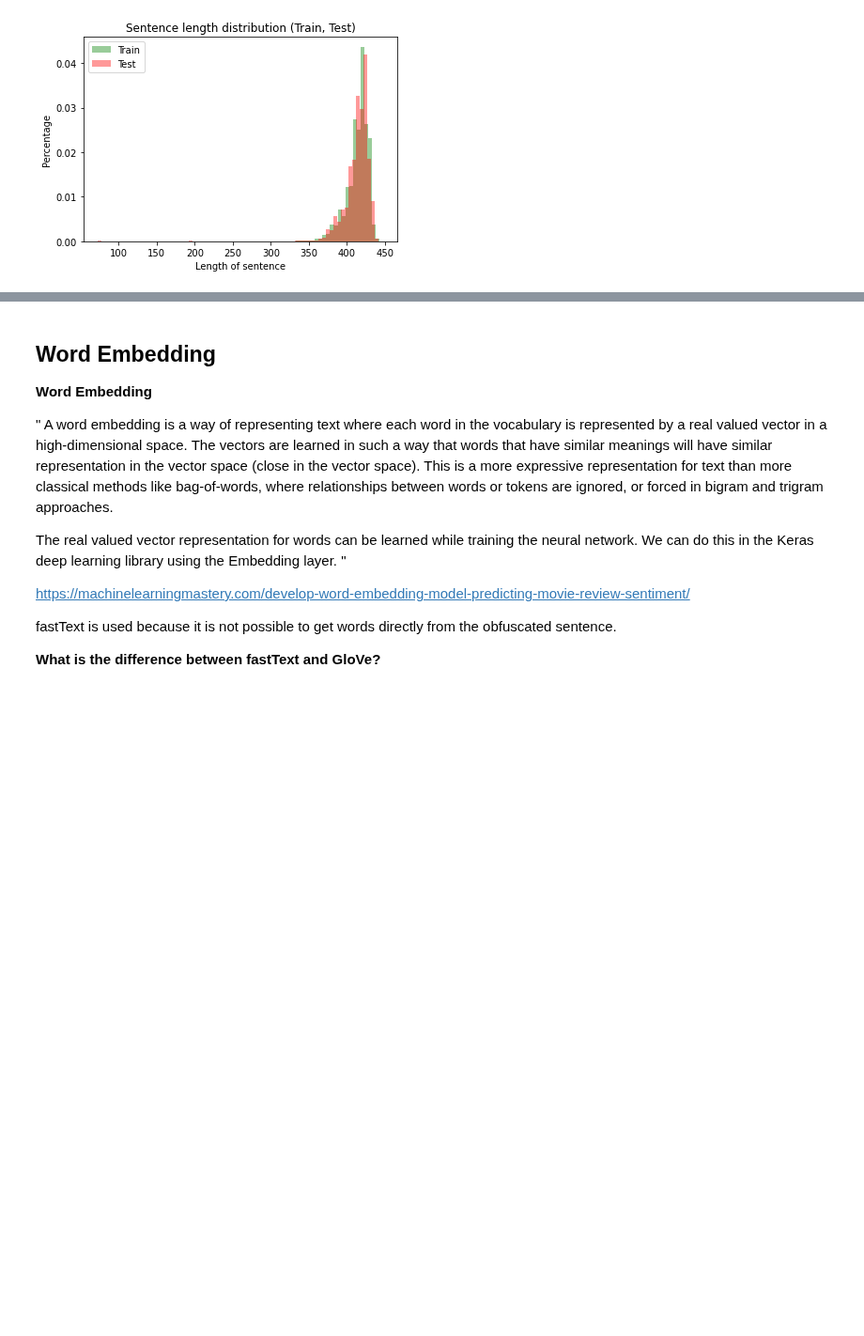
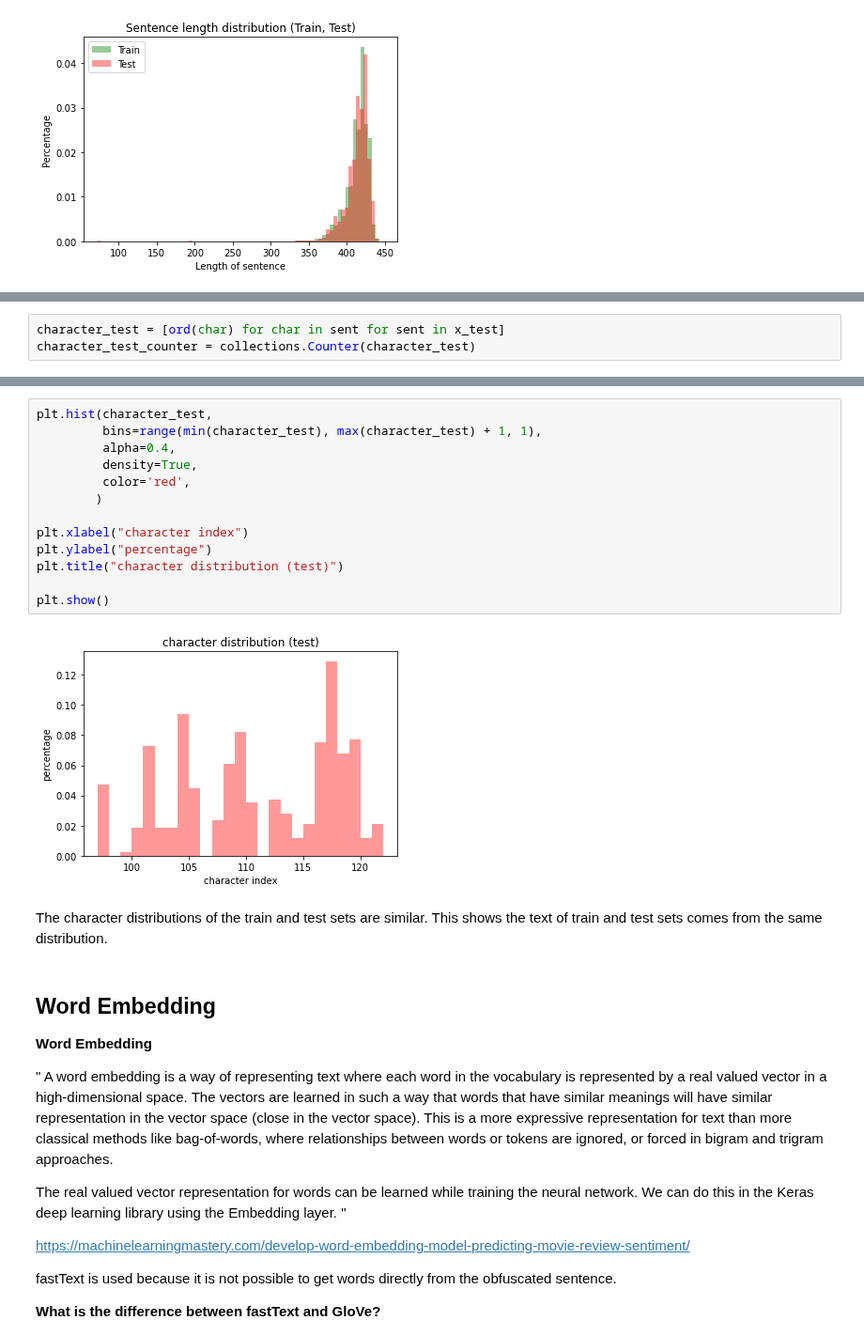
Before and after one commit to ck-unifr/novel-classification, a Jupyter notebook: novel-classification.ipynb, the cells around one changed output, grey strips where cells are left out. Shown at 94% size. Drawn from its saved outputs; the diff is of its cells as text; blank space fills up the shorter version.

```diff
--- a/novel-classification.ipynb
+++ b/novel-classification.ipynb
@@ -190,0 +230,3 @@ The plot shows the distributions of sentence length in the train set and test se
+# %%
+character_test = [ord(char) for char in sent for sent in x_test]
+character_test_counter = collections.Counter(character_test)
@@ -191,3 +273,21 @@ The plot shows the distributions of sentence length in the train set and test se
+# %%
+plt.hist(character_test,
+         bins=range(min(character_test), max(character_test) + 1, 1),
+         alpha=0.4,
+         density=True,
+         color='red',
+        )
+
+plt.xlabel("character index")
+plt.ylabel("percentage")
+plt.title("character distribution (test)")
+
+plt.show()
+# %% [output]
+[figure, added]
+# %% [markdown]
+The character distributions of the train and test sets are similar.
+This shows the text of train and test sets comes from the same distribution.
 # %% [markdown]
 ## Word Embedding
 
```
Also changed, not shown: parts of 13 cells of this notebook.
